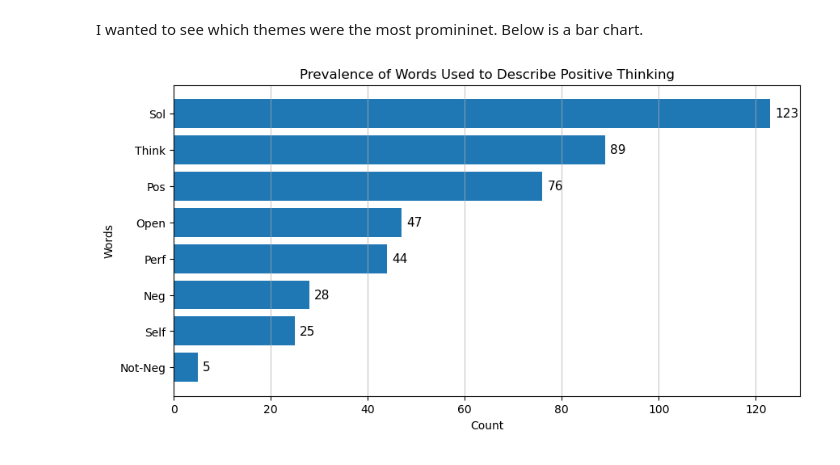
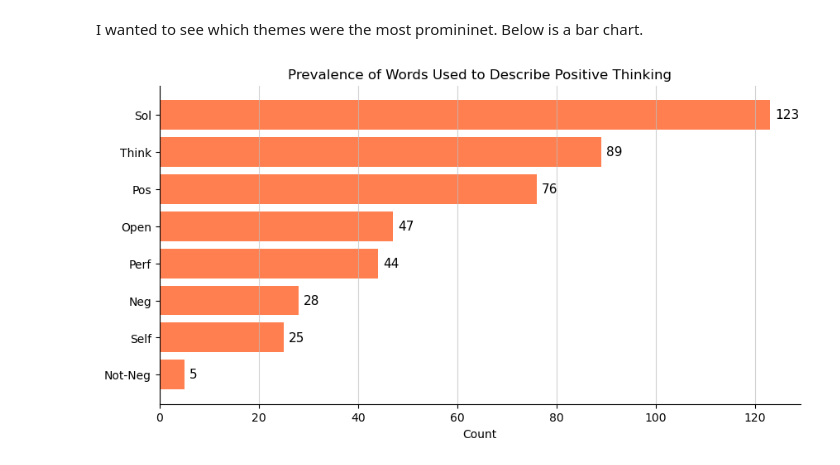
Before and after one commit to masepri98/posthink_master, a Jupyter notebook: scripts/posthink_master.ipynb, the cells around one changed output. Cells and saved outputs as stored; diff of their text form; code cells hidden in the pictures.

```diff
--- a/scripts/posthink_master.ipynb
+++ b/scripts/posthink_master.ipynb
@@ -191,18 +191,23 @@ data_sorted = sorted(data.items(), key=lambda x: x[1])
 # %%
 # Create a horizontal bar chart for each word
 fig, ax = plt.subplots(figsize=(10, 5))
-plt.barh([d[0] for d in data_sorted], [d[1] for d in data_sorted])
+plt.barh([d[0] for d in data_sorted], [d[1] for d in data_sorted], color = 'coral')
 plt.title('Prevalence of Words Used to Describe Positive Thinking')
 plt.xlabel('Count')
-plt.ylabel('Words')
 
 # Display the exact count next to each bar
 for i, count in enumerate([d[1] for d in data_sorted]):
     plt.text(count+1, i, str(count), va='center', fontsize=11)
 
 # Add gridlines at every 20 count interval up to 120
 ax.set_xticks(range(0, 130, 20))
 ax.set_yticks([d[0] for d in data_sorted])
-ax.grid(axis='x', linestyle='-', alpha=0.7)
+ax.grid(axis='x', linestyle='-', alpha=0.7, color = 'silver')
+
+# Remove frame lines
+ax.spines['top'].set_visible(False)
+ax.spines['bottom'].set_visible(True)
+ax.spines['left'].set_visible(True)
+ax.spines['right'].set_visible(False)
 # %% [output]
-[figure, old version]
+[figure, new version]
```
Also changed, not shown: parts of 2 cells of this notebook.
